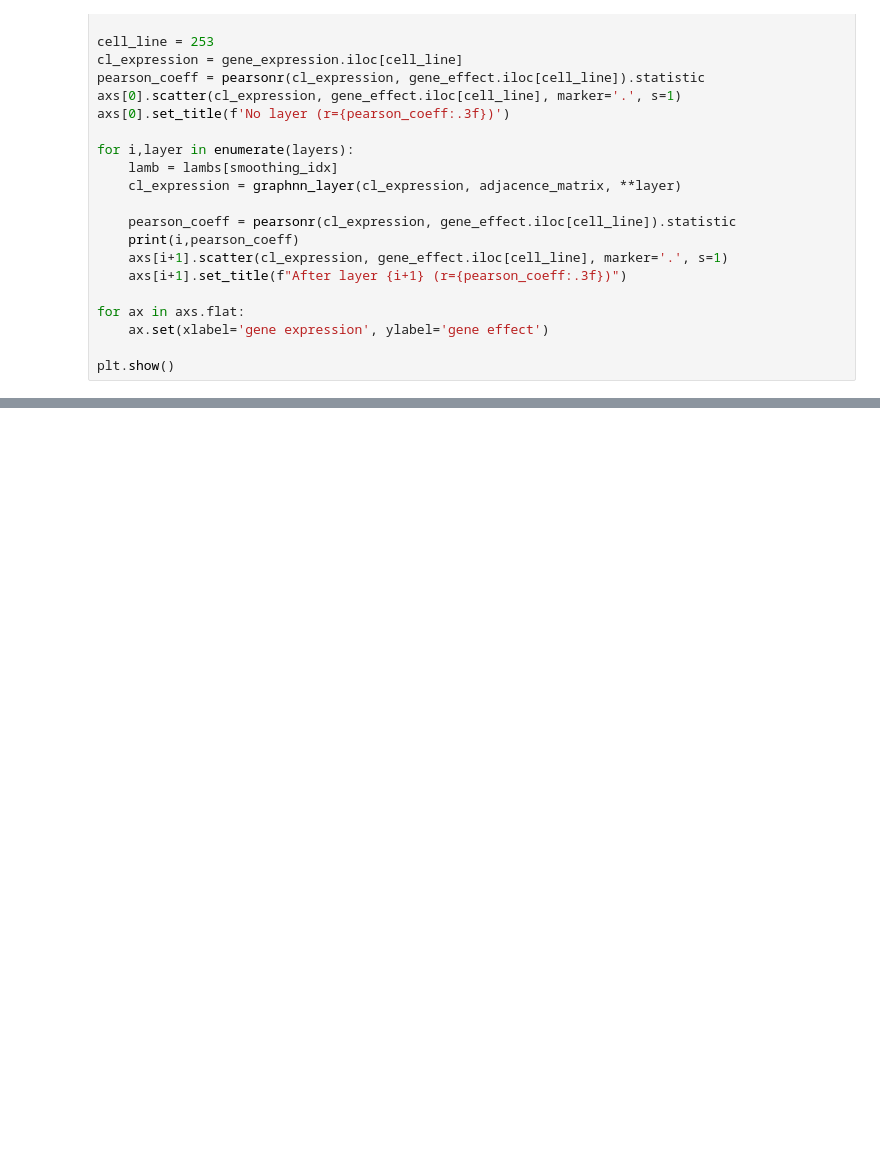
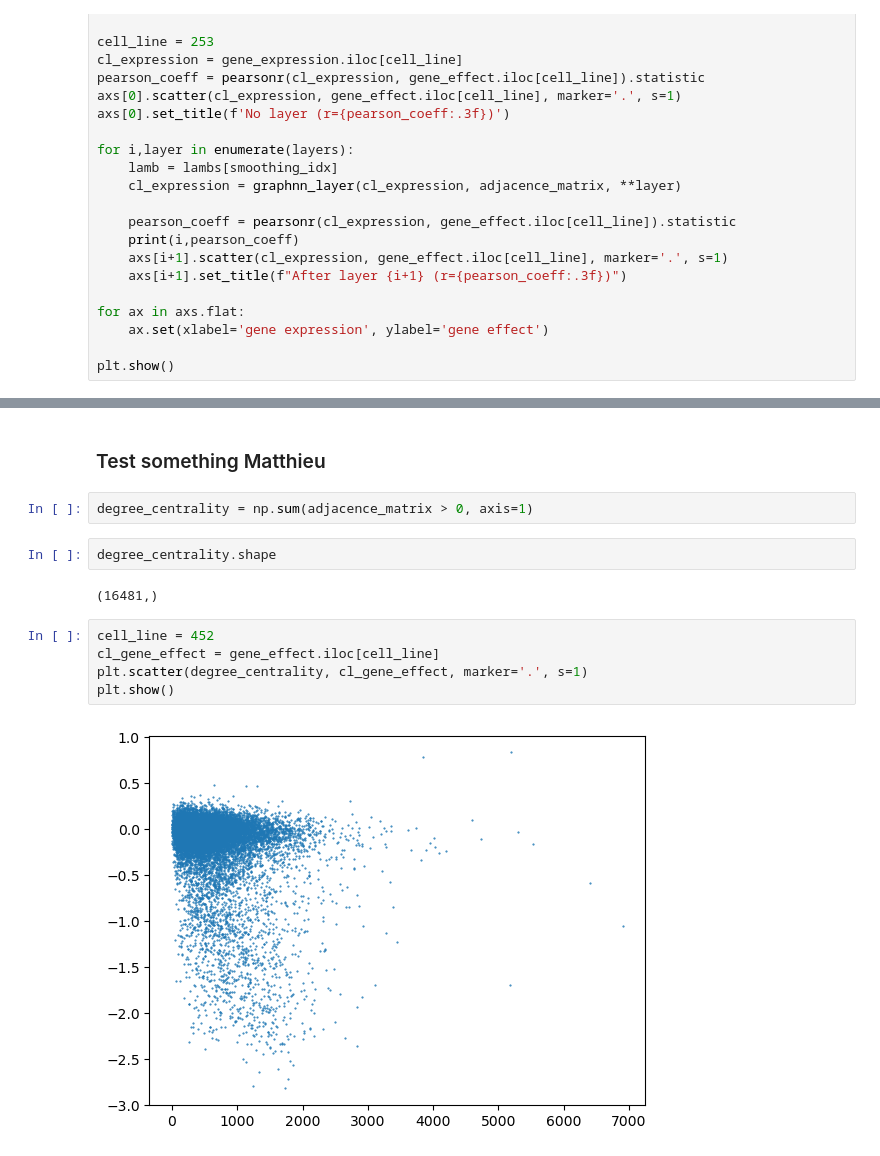
Before and after one commit to MatDagommer/crispr-genomics, a Jupyter notebook: smooth-graph.ipynb, the cells around one changed output, grey strips where cells are left out. Cells and saved outputs as stored; diff of their text form; blank space fills up the shorter version.

```diff
--- a/smooth-graph.ipynb
+++ b/smooth-graph.ipynb
@@ -459,0 +782,15 @@ plt.show()
+# %% [markdown]
+### Test something Matthieu
+# %%
+degree_centrality = np.sum(adjacence_matrix > 0, axis=1)
+# %%
+degree_centrality.shape
+# %% [output]
+(16481,)
+# %%
+cell_line = 452
+cl_gene_effect = gene_effect.iloc[cell_line]
+plt.scatter(degree_centrality, cl_gene_effect, marker='.', s=1)
+plt.show()
+# %% [output]
+[figure, added]
```
Also changed, not shown: parts of 104 cells of this notebook, 4 other files.
